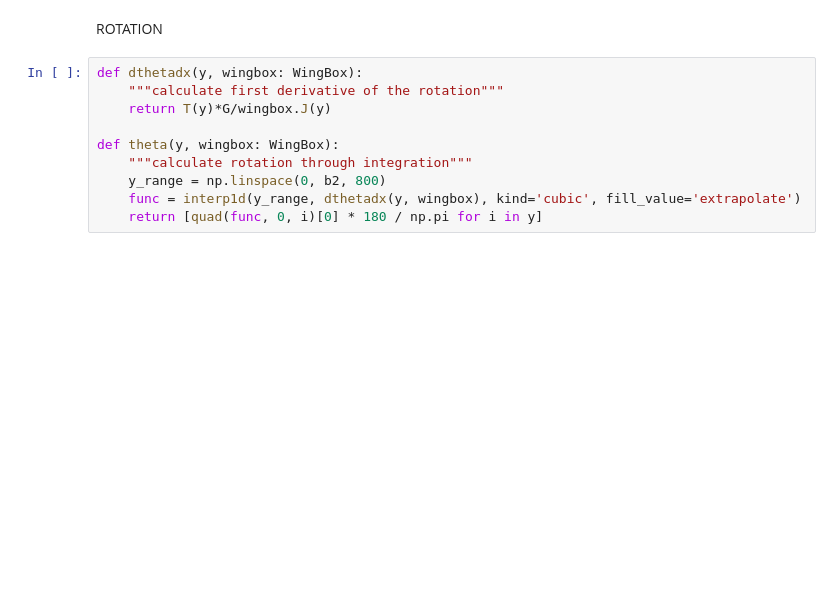
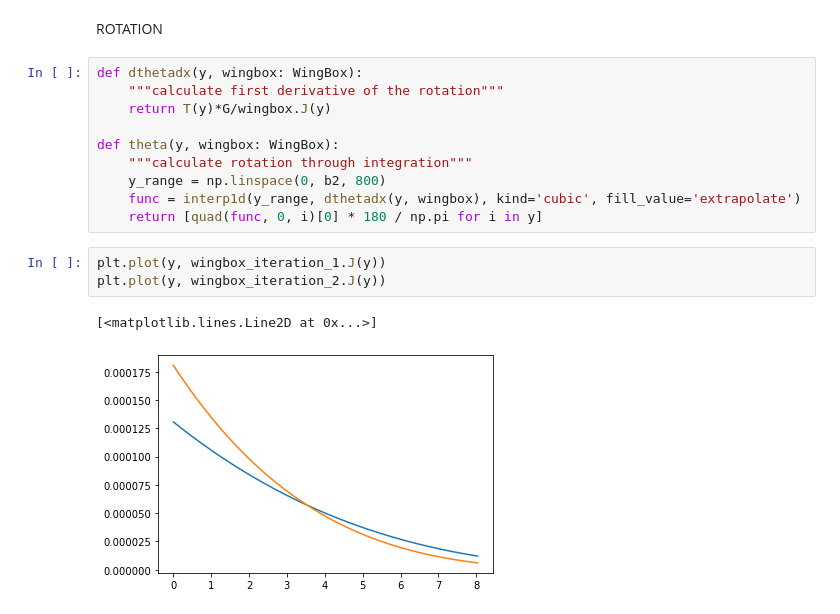
Before and after one commit to LucaDissel/Workpackage4-5, a Jupyter notebook: Main.ipynb, the cells around one changed output. Cells and saved outputs as stored; diff of their text form; blank space fills up the shorter version.

```diff
--- a/Main.ipynb
+++ b/Main.ipynb
@@ -233,3 +230,9 @@ def theta(y, wingbox: WingBox):
     y_range = np.linspace(0, b2, 800)
     func = interp1d(y_range, dthetadx(y, wingbox), kind='cubic', fill_value='extrapolate')
     return [quad(func, 0, i)[0] * 180 / np.pi for i in y]
+# %%
+plt.plot(y, wingbox_iteration_1.J(y))
+plt.plot(y, wingbox_iteration_2.J(y))
+# %% [output]
+[<matplotlib.lines.Line2D at 0x...>]
+[figure, added]
```
Also changed, not shown: parts of 12 cells of this notebook.
